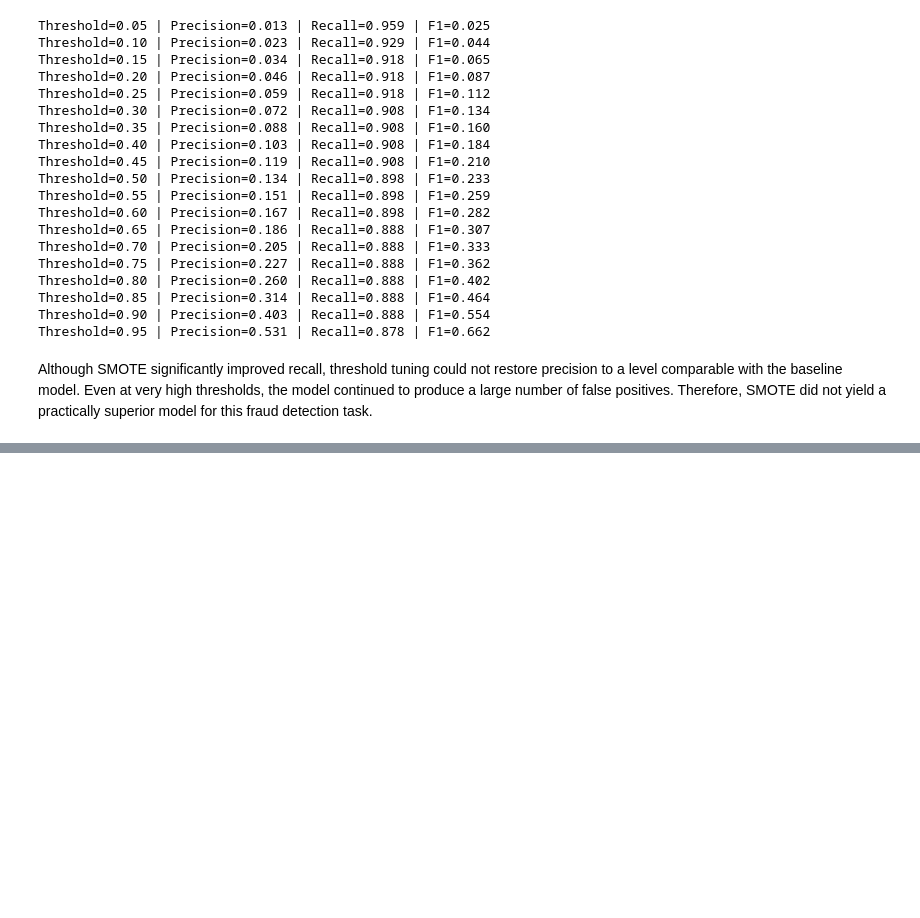
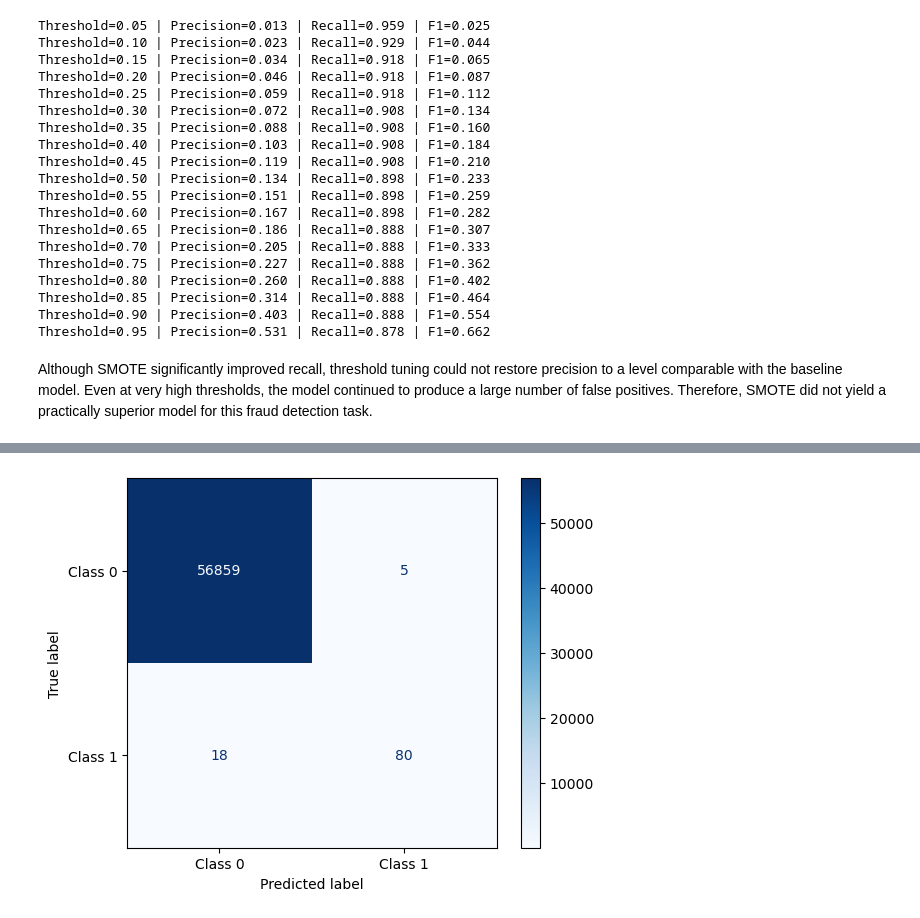
Before and after one commit to alinazir105/Credit-Card-Fraud-and-Anomaly-detection-System, a Jupyter notebook: Notebook.ipynb, the cells around one changed output, grey strips where cells are left out. Cells and saved outputs as stored; diff of their text form; code cells hidden in the pictures; blank space fills up the shorter version.

```diff
--- a/Notebook.ipynb
+++ b/Notebook.ipynb
@@ -710,0 +720,14 @@ Although SMOTE significantly improved recall, threshold tuning could not restore
+# %%
+rdf_pipeline = Pipeline(
+    steps=[
+        ('preprocessor', preprocessor),
+        ('model', RandomForestClassifier(n_estimators=100, random_state=42))
+    ]
+)
+
+rdf_pipeline.fit(X_train, y_train)
+y_rdf_train_pred = rdf_pipeline.predict(X_train)
+y_rdf_train_prob = rdf_pipeline.predict_proba(X_train)[:,1]
+
+print(f"ROC AUC Score: {roc_auc_score(y_train, y_rdf_train_prob)}")
+print(classification_report(y_train, y_rdf_train_pred))
@@ -710,0 +744,6 @@ Although SMOTE significantly improved recall, threshold tuning could not restore
+# %%
+y_rdf_test_pred = rdf_pipeline.predict(X_test)
+y_rdf_test_prob = rdf_pipeline.predict_proba(X_test)[:,1]
+
+print(f"ROC AUC Score: {roc_auc_score(y_test, y_rdf_test_prob)}")
+print(classification_report(y_test, y_rdf_test_pred))
@@ -710,0 +760,4 @@ Although SMOTE significantly improved recall, threshold tuning could not restore
+# %%
+plot_confusion_matrix(y_test, y_rdf_test_pred)
+# %% [output]
+[figure, added]
```
Also changed, not shown: parts of 53 cells of this notebook.
